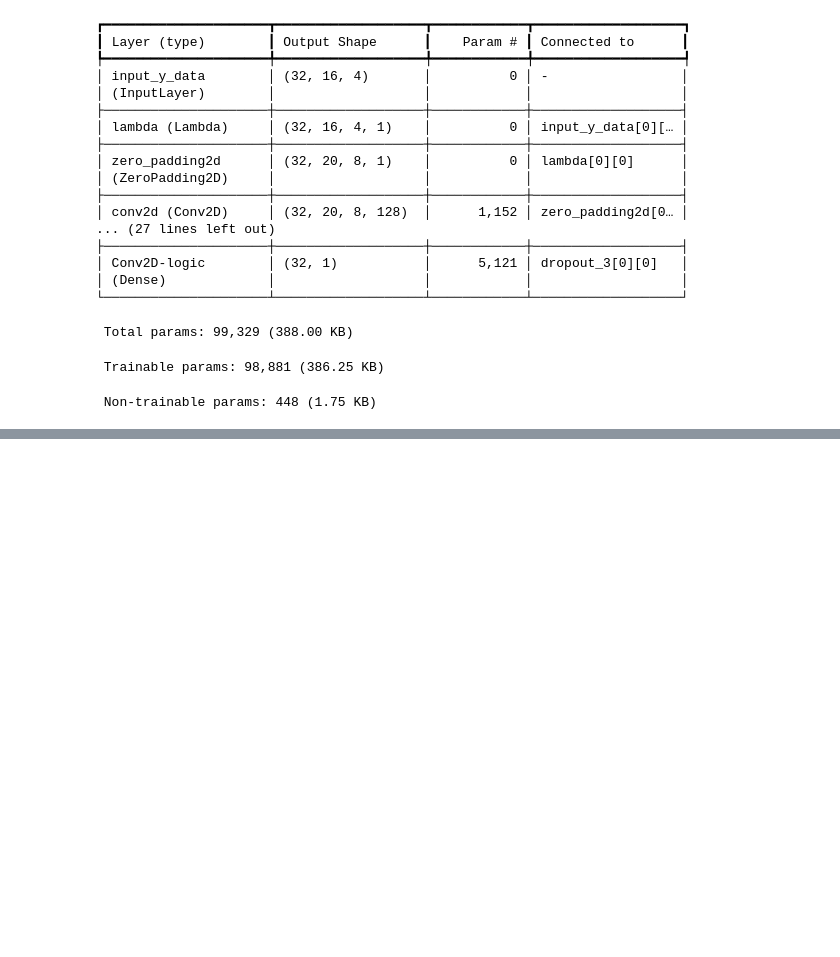
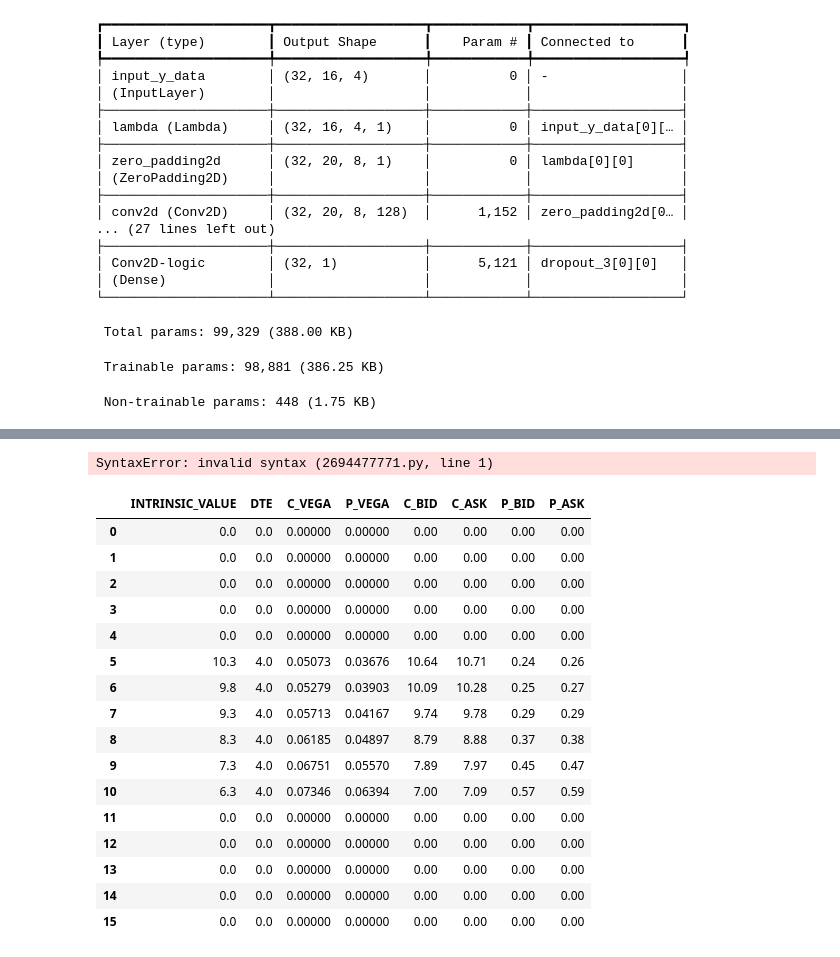
Before and after one commit to Markram-WS/OptionsPriceModel, a Jupyter notebook: wgan-gp.model.ipynb, the cells around one changed output, grey strips where cells are left out. Drawn from its saved outputs; the diff is of its cells as text; code cells hidden in the pictures; blank space fills up the shorter version.

```diff
--- a/wgan-gp.model.ipynb
+++ b/wgan-gp.model.ipynb
@@ -375,0 +356,16 @@ np.isinf(X).sum()
+# %%
+dfY = pd.DataFrame(
+    genVal.numpy()[:1].reshape(16, len(select_y)),
+    columns=col_y)
+#print(dfY)
+# %%
+SUMDF = pd.concat([dfX, dfY],axis=1)
+# %%
+resultDF = pd.DataFrame([])
+rm_col = []
+for i in SCALER_COL:
+    if i in SUMDF.columns:
+         resultDF[i] = SUMDF[i]
+    else:
+        rm_col += [i]
+        resultDF[i] = [1e-8]*16
@@ -376,2 +402,35 @@ np.isinf(X).sum()
+# %%
+======================= real data ==============================
+# %% [output]
+SyntaxError: invalid syntax (2694477771.py, line 1)
+# %%
+if CONFIG['transform'] :
+    realdecode_transformed=Scaler.inverse_transform(
+        DATA[0]
+    )
+    realdecode_transformed=pd.DataFrame(
+        realdecode_transformed
+    ,columns=SCALER_COL).drop(columns=rm_col)
+    realdecode_transformed.loc[realdecode_transformed['DTE'] < 1e-8] = 0
+# %%
+realdecode_transformed
+# %% [output]
+|  | INTRINSIC_VALUE | DTE | C_VEGA | P_VEGA | C_BID | C_ASK | P_BID | P_ASK |
+| 0 | 0.0 | 0.0 | 0.00000 | 0.00000 | 0.00 | 0.00 | 0.00 | 0.00 |
+| 1 | 0.0 | 0.0 | 0.00000 | 0.00000 | 0.00 | 0.00 | 0.00 | 0.00 |
+| 2 | 0.0 | 0.0 | 0.00000 | 0.00000 | 0.00 | 0.00 | 0.00 | 0.00 |
+| 3 | 0.0 | 0.0 | 0.00000 | 0.00000 | 0.00 | 0.00 | 0.00 | 0.00 |
+| 4 | 0.0 | 0.0 | 0.00000 | 0.00000 | 0.00 | 0.00 | 0.00 | 0.00 |
+| 5 | 10.3 | 4.0 | 0.05073 | 0.03676 | 10.64 | 10.71 | 0.24 | 0.26 |
+| 6 | 9.8 | 4.0 | 0.05279 | 0.03903 | 10.09 | 10.28 | 0.25 | 0.27 |
+| 7 | 9.3 | 4.0 | 0.05713 | 0.04167 | 9.74 | 9.78 | 0.29 | 0.29 |
+| 8 | 8.3 | 4.0 | 0.06185 | 0.04897 | 8.79 | 8.88 | 0.37 | 0.38 |
+| 9 | 7.3 | 4.0 | 0.06751 | 0.05570 | 7.89 | 7.97 | 0.45 | 0.47 |
+| 10 | 6.3 | 4.0 | 0.07346 | 0.06394 | 7.00 | 7.09 | 0.57 | 0.59 |
+| 11 | 0.0 | 0.0 | 0.00000 | 0.00000 | 0.00 | 0.00 | 0.00 | 0.00 |
+| 12 | 0.0 | 0.0 | 0.00000 | 0.00000 | 0.00 | 0.00 | 0.00 | 0.00 |
+| 13 | 0.0 | 0.0 | 0.00000 | 0.00000 | 0.00 | 0.00 | 0.00 | 0.00 |
+| 14 | 0.0 | 0.0 | 0.00000 | 0.00000 | 0.00 | 0.00 | 0.00 | 0.00 |
+| 15 | 0.0 | 0.0 | 0.00000 | 0.00000 | 0.00 | 0.00 | 0.00 | 0.00 |
 # %%
 ======================= _compute_loss ==============================
```
Also changed, not shown: parts of 24 cells of this notebook, 3 other files.
